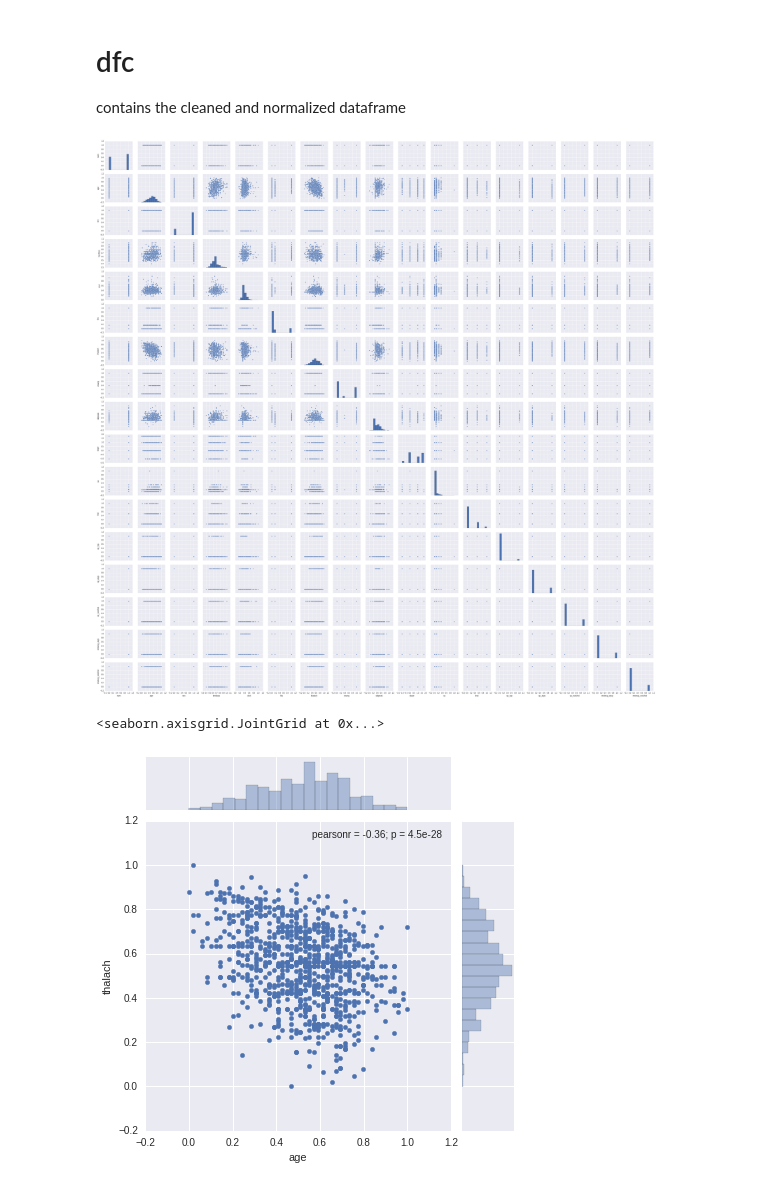
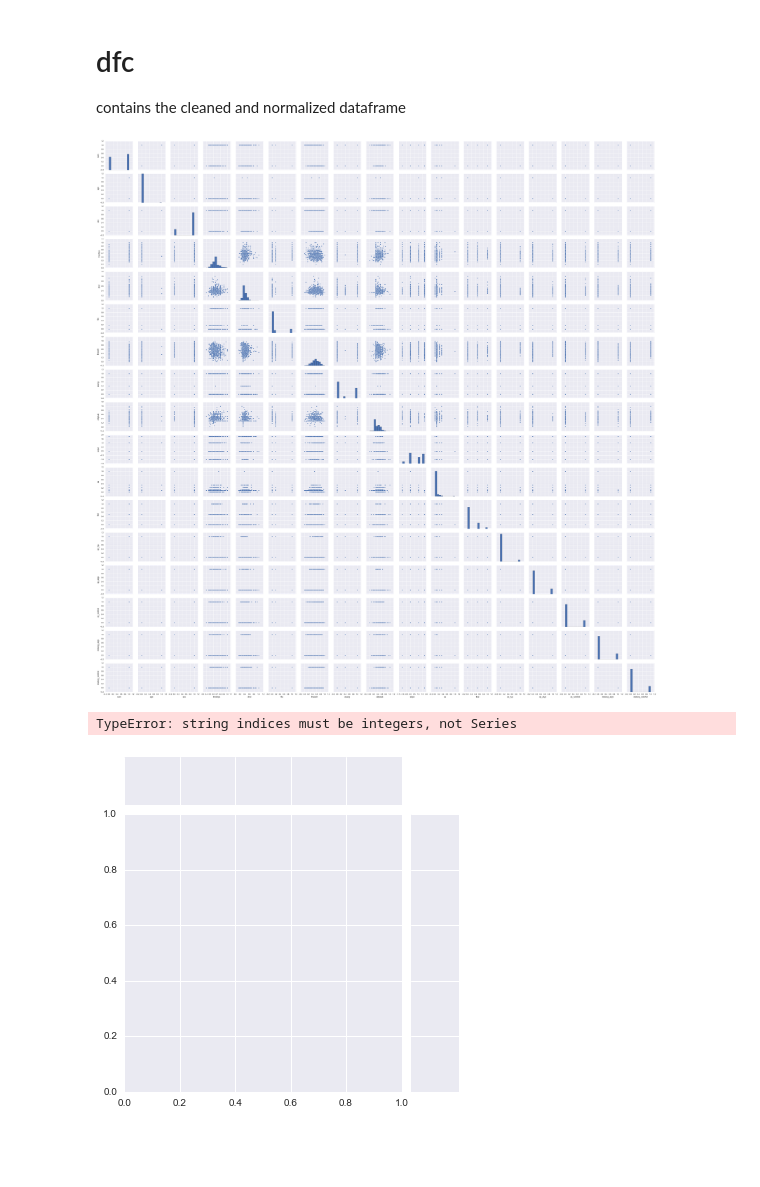
Before and after one commit to shermanash/kardiac_kids, a Jupyter notebook: preprocessing/uciheartdbcleannorm.ipynb, the cells around one changed output. Cells and saved outputs as stored; diff of their text form; code cells hidden in the pictures; blank space fills up the shorter version.

```diff
--- a/preprocessing/uciheartdbcleannorm.ipynb
+++ b/preprocessing/uciheartdbcleannorm.ipynb
@@ -70,6 +81,16 @@ sigattribs = [
     'slope',
     'ca',
     'thal'
+#    'cigs',
+#    'years',
+#    'painloc',
+#    'painexer',
+#    'relrest',
+#    'pncaden',
+#    'dm',
+#    'famhist',
+#    'thalrest',
+#    'trestbpd',
     ]
 
 def cleantonan(v):
@@ -105,6 +126,12 @@ def clean_norm_frame(df):
     df = df.applymap(cleantonan) # replace with -9 with nan to not affect mean value calculations
     dfr = df[sigattribs].copy() # dataset description says only these 14 are part of the study
 
+
+    # cigs is the number of cigs someone smokes per day
+    # we'll set -9 to 0 and log the rest
+    #dfr['cigs'] =
+
+
     # num refers to the presence of heart disease...
     # from: an integer valued from 0 (no presence) to 4
     # to: 1 if heart disease present, otherwise 0
@@ -115,7 +142,7 @@ def clean_norm_frame(df):
     # from: years - some values have -9, i.e. none
     # to: normalized to max-min age in data set, i.e. 1 is oldest, 0 is youngest
     #     replace -9 values with mean age
-    dfr['age'] = dfr['age'].map(lambda v: normalize(v, df['age']))
+    dfr['age'] = df['age'].map(lambda v: normalize(v, df['age']))
 
     # 4 sex - 1 male, 0 female - already normalized
 
@@ -204,9 +236,9 @@ dfc.to_csv('allclean_norm.csv', index=False)
 sns_plot = sns.pairplot(dfc)
 sns_plot.savefig("heart_norm.png")
 # %% [output]
-[figure, old version]
+[figure, new version]
 # %%
-sns.jointplot(x= 'age', y='thalach', data =dfc)
+sns.jointplot(x= 'num', y='cp', data =dfc)
 # %% [output]
-<seaborn.axisgrid.JointGrid at 0x...>
+TypeError: string indices must be integers, not Series
-[figure, old version]
+[figure, new version]
```
Also changed, not shown: parts of 5 cells of this notebook.
